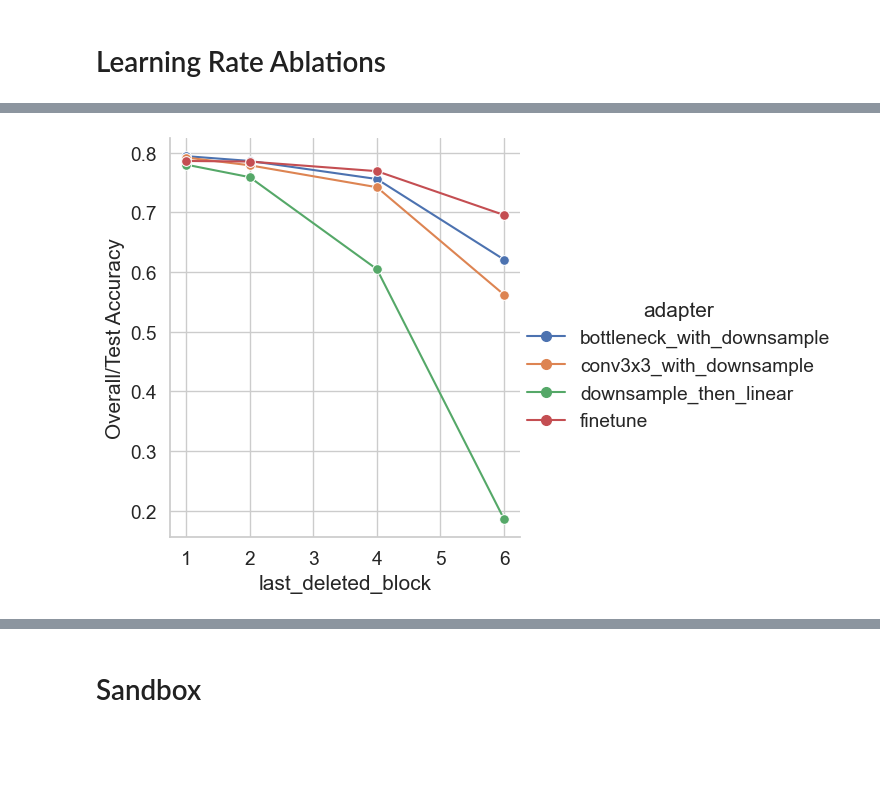
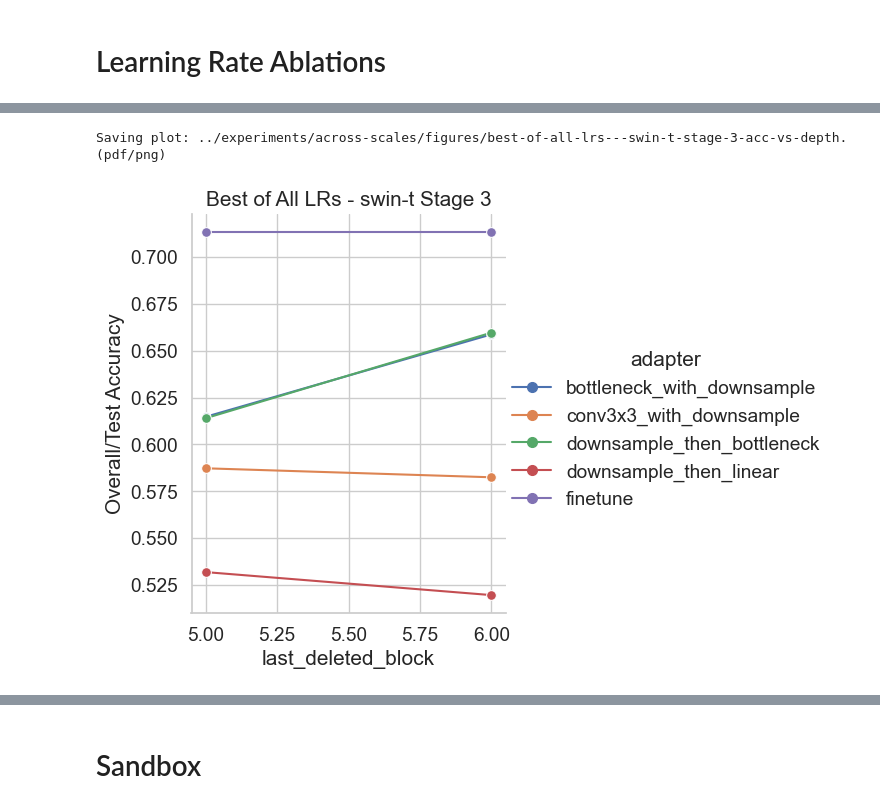
Before and after one commit to uvm-neurobotics-lab/stitching, a Jupyter notebook: src/across-scales.ipynb, the cells around one changed output, grey strips where cells are left out. Saved outputs shown, nothing was run; the diff lists cells and outputs as text; code cells hidden in the pictures; blank space fills up the shorter version.

```diff
--- a/src/across-scales.ipynb
+++ b/src/across-scales.ipynb
@@ -108,8 +112,6 @@ full_df
 # NOTE: This only works since all runs were done for the exact same number of epochs.
 #       Otherwise, we'd need to do a groupby and filter each group to its own max epoch.
 final_df = full_df.loc[full_df.index.get_level_values("Epoch") == full_df.index.get_level_values("Epoch").max()]
-# TODO: For now: Just look at Stage 1 --> Others.
-final_df = final_df.loc[final_df.index.get_level_values("first_deleted_block") == 1]
 # %%
 print("Available architectures:")
 for archname in sorted(final_df.index.get_level_values("arch").unique()):
@@ -212,2 +248,4 @@ def plot_accuracy_vs_size(final_acc_df, **kwargs):
     return plot_accuracy(final_acc_df, x="num_params", **kwargs)
+# %%
+current_src_stage = STAGES["Stage 3"]
 # %%
@@ -275 +281,21 @@ Saving plot: ../experiments/across-scales/figures/resnet-50-lr-1.0e-2-acc-vs-dep
+# %%
+archname = "swin-t"
+lr_archs = [
+    f"{archname}-lr-1.0e-2",
+    f"{archname}",
+    f"{archname}-lr-2.0e-4",
+    f"{archname}-lr-2.0e-4-wd-0.01",
+]
+wd_archs = [
+    f"{archname}-wd-0.01",
+    f"{archname}",
+    f"{archname}-wd-0.3",
+]
+LR_ADAPTERS = [
+    "bottleneck_with_downsample",
+    "conv3x3_with_downsample",
+    "downsample_then_bottleneck",
+    "downsample_then_linear",
+    "finetune"
+]
 # %%
@@ -287,10 +313,12 @@ Saving plot: ../experiments/across-scales/figures/resnet-50-lr-2.0e-4-acc-vs-dep
 # %%
-rows = final_df.index.get_level_values("arch").str.fullmatch(r"resnet-50(-lr.*)?")
-resnet50_archs = final_df.loc[rows]
-group_cols = list(set(resnet50_archs.index.names) - {"seed", "Step", "arch"})
-best_learning_rate = resnet50_archs.groupby(group_cols)["Overall/Test Accuracy"].max().to_frame()
+lr_rows = final_df.index.get_level_values("arch").str.fullmatch(f"{archname}(-lr.*)?")
+resnet50_lr_archs = final_df.loc[lr_rows]
+group_cols = list(set(resnet50_lr_archs.index.names) - {"seed", "Step", "arch"})
+best_learning_rate = resnet50_lr_archs.groupby(group_cols)["Overall/Test Accuracy"].max().to_frame()
 best_learning_rate = best_learning_rate.sort_values(["adapter", "first_deleted_block", "last_deleted_block"])
 # %%
-_ = plot_accuracy_vs_depth(best_learning_rate, adapter_choice=LR_ADAPTERS, save=False)
+_ = plot_accuracy_vs_depth(best_learning_rate, start_block=current_src_stage, adapter_choice=LR_ADAPTERS,
+                           name=f"Best of All LRs - {archname}")
 # %% [output]
+Saving plot: ../experiments/across-scales/figures/best-of-all-lrs---swin-t-stage-3-acc-vs-depth.(pdf/png)
-[figure, old version]
+[figure, new version]
```
Also changed, not shown: parts of 26 cells of this notebook.
